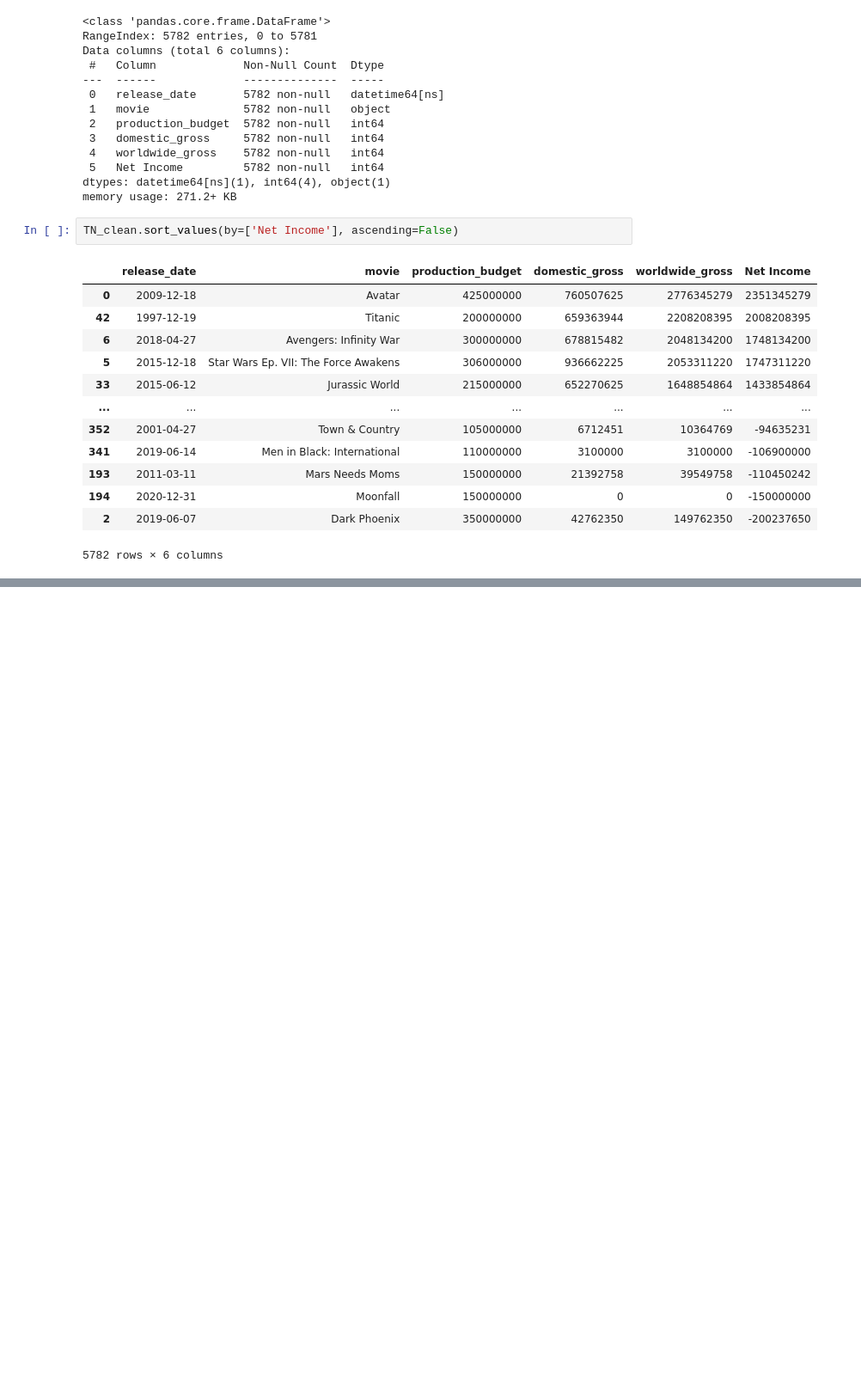
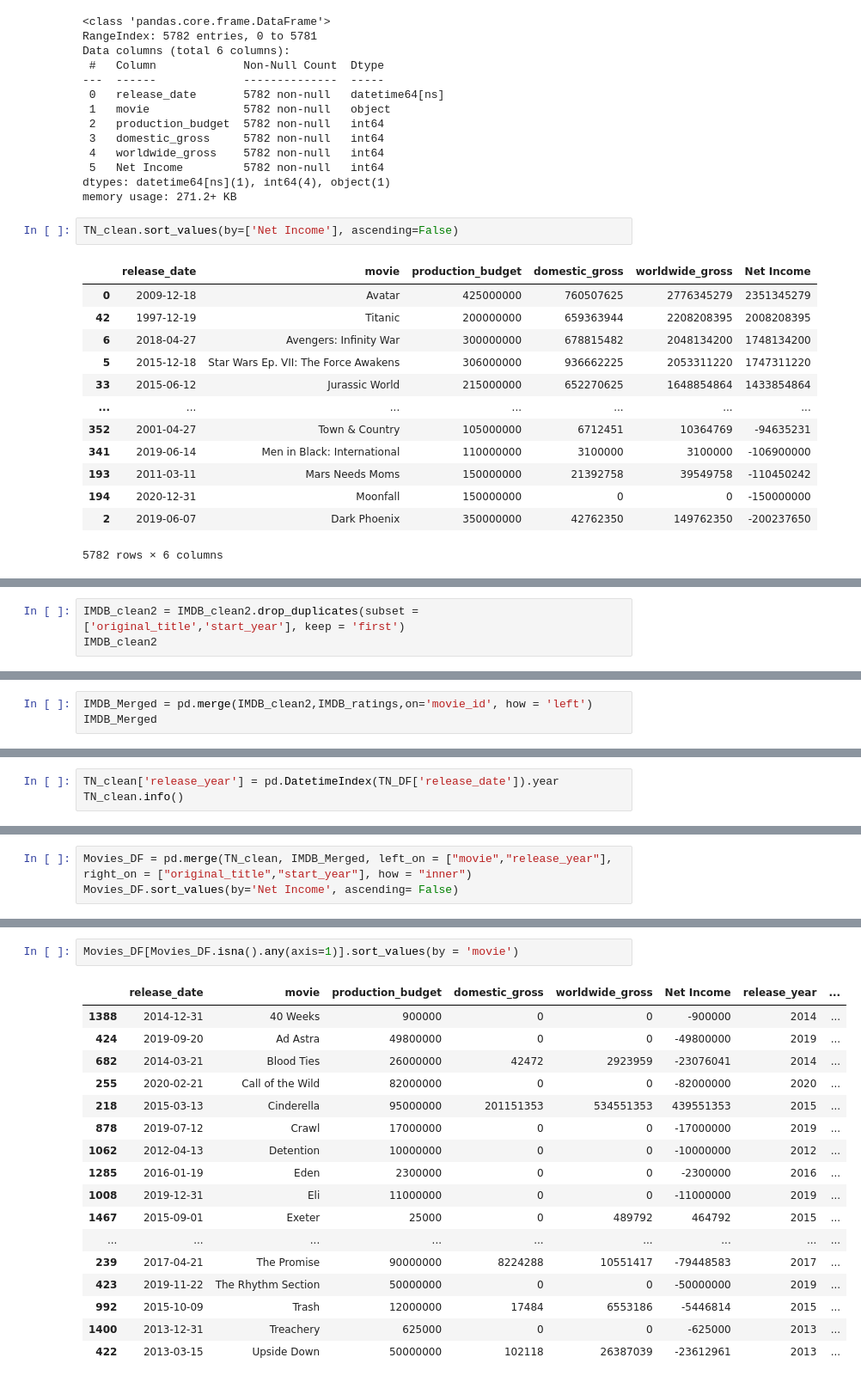
Before and after one commit to learn-co-curriculum/dsc-phase-1-project-v2-4, a Jupyter notebook: student.ipynb, the cells around one changed output, grey strips where cells are left out. Shown at 86% size. Drawn from its saved outputs; the diff is of its cells as text; blank space fills up the shorter version.

Commit message:
Clean IMDB Movie Basics, merge with IMDB Ratings, and merge with TN_clean

```diff
--- a/student.ipynb
+++ b/student.ipynb
@@ -281,0 +309,3 @@ TN_clean.sort_values(by=['Net Income'], ascending=False)
+# %%
+IMDB_clean2 = IMDB_clean2.drop_duplicates(subset = ['original_title','start_year'], keep = 'first')
+IMDB_clean2
@@ -281,0 +328,3 @@ TN_clean.sort_values(by=['Net Income'], ascending=False)
+# %%
+IMDB_Merged = pd.merge(IMDB_clean2,IMDB_ratings,on='movie_id', how = 'left')
+IMDB_Merged
@@ -281,0 +345,3 @@ TN_clean.sort_values(by=['Net Income'], ascending=False)
+# %%
+TN_clean['release_year'] = pd.DatetimeIndex(TN_DF['release_date']).year
+TN_clean.info()
@@ -281,0 +363,3 @@ TN_clean.sort_values(by=['Net Income'], ascending=False)
+# %%
+Movies_DF = pd.merge(TN_clean, IMDB_Merged, left_on = ["movie","release_year"], right_on = ["original_title","start_year"], how = "inner")
+Movies_DF.sort_values(by='Net Income', ascending= False)
@@ -281,0 +380,20 @@ TN_clean.sort_values(by=['Net Income'], ascending=False)
+# %%
+Movies_DF[Movies_DF.isna().any(axis=1)].sort_values(by = 'movie')
+# %% [output]
+|  | release_date | movie | production_budget | domestic_gross | worldwide_gross | Net Income | release_year | ... |
+| 1388 | 2014-12-31 | 40 Weeks | 900000 | 0 | 0 | -900000 | 2014 | ... |
+| 424 | 2019-09-20 | Ad Astra | 49800000 | 0 | 0 | -49800000 | 2019 | ... |
+| 682 | 2014-03-21 | Blood Ties | 26000000 | 42472 | 2923959 | -23076041 | 2014 | ... |
+| 255 | 2020-02-21 | Call of the Wild | 82000000 | 0 | 0 | -82000000 | 2020 | ... |
+| 218 | 2015-03-13 | Cinderella | 95000000 | 201151353 | 534551353 | 439551353 | 2015 | ... |
+| 878 | 2019-07-12 | Crawl | 17000000 | 0 | 0 | -17000000 | 2019 | ... |
+| 1062 | 2012-04-13 | Detention | 10000000 | 0 | 0 | -10000000 | 2012 | ... |
+| 1285 | 2016-01-19 | Eden | 2300000 | 0 | 0 | -2300000 | 2016 | ... |
+| 1008 | 2019-12-31 | Eli | 11000000 | 0 | 0 | -11000000 | 2019 | ... |
+| 1467 | 2015-09-01 | Exeter | 25000 | 0 | 489792 | 464792 | 2015 | ... |
+| ... | ... | ... | ... | ... | ... | ... | ... | ... |
+| 239 | 2017-04-21 | The Promise | 90000000 | 8224288 | 10551417 | -79448583 | 2017 | ... |
+| 423 | 2019-11-22 | The Rhythm Section | 50000000 | 0 | 0 | -50000000 | 2019 | ... |
+| 992 | 2015-10-09 | Trash | 12000000 | 17484 | 6553186 | -5446814 | 2015 | ... |
+| 1400 | 2013-12-31 | Treachery | 625000 | 0 | 0 | -625000 | 2013 | ... |
+| 422 | 2013-03-15 | Upside Down | 50000000 | 102118 | 26387039 | -23612961 | 2013 | ... |
```
Also changed, not shown: parts of 12 cells of this notebook.
